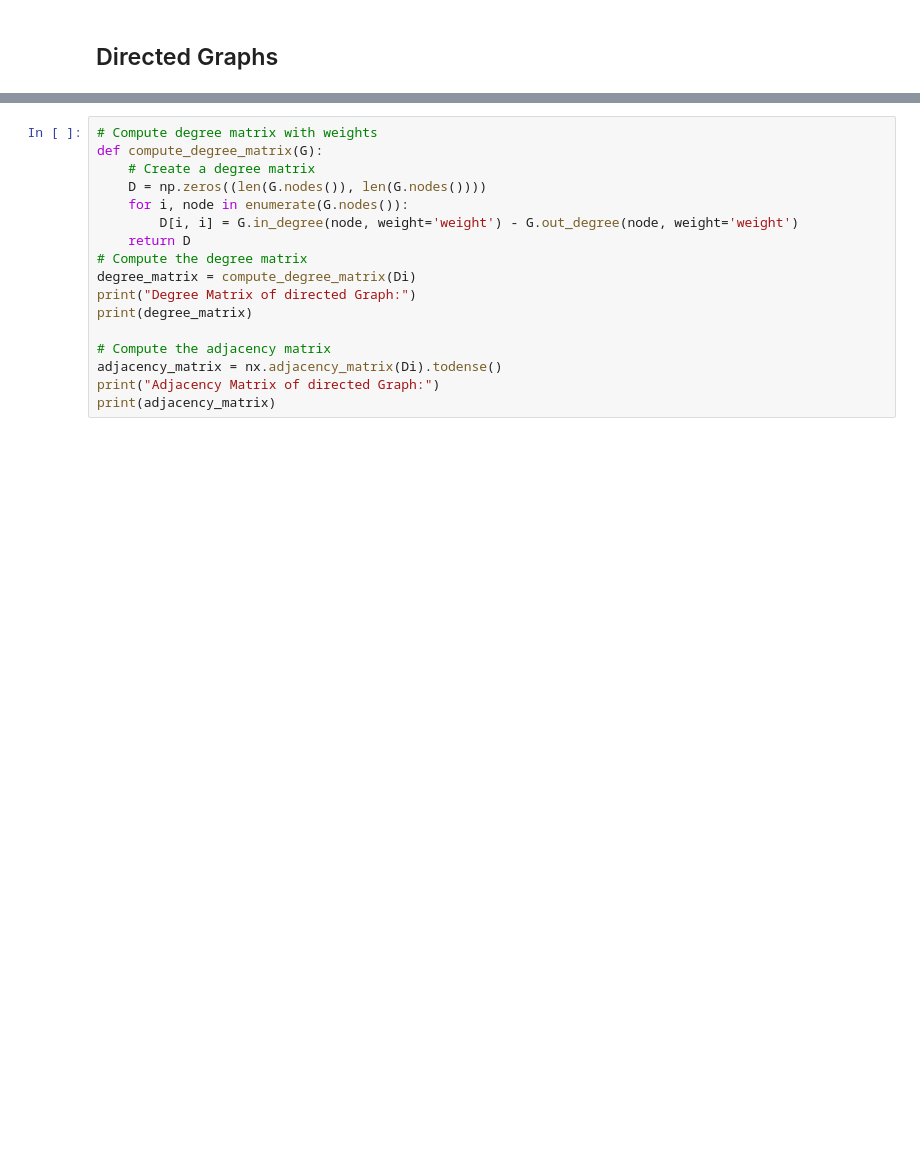
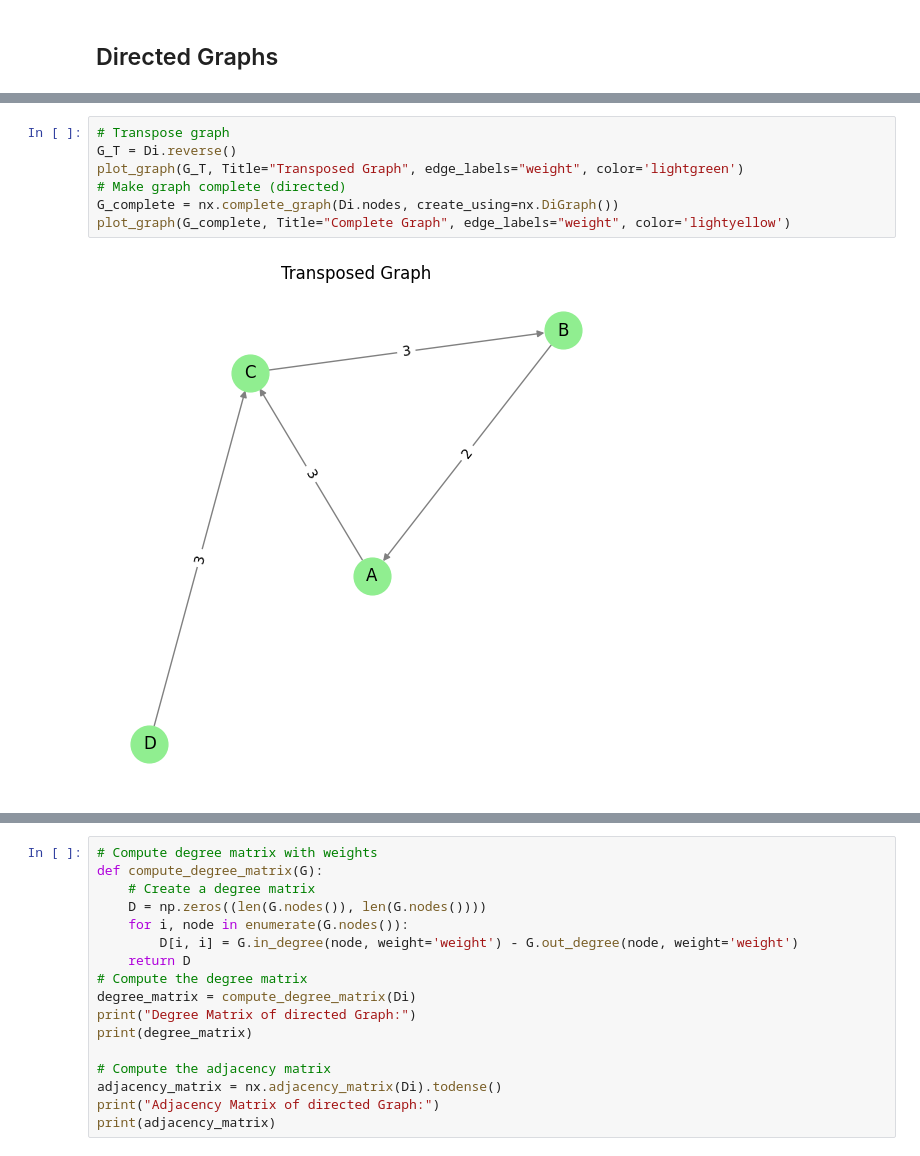
Before and after one commit to snt-arg/graph_matching_gnn, a Jupyter notebook: Graph Basics and Algorithms.ipynb, the cells around one changed output, grey strips where cells are left out. Drawn from its saved outputs; the diff is of its cells as text; blank space fills up the shorter version.

```diff
--- a/Graph Basics and Algorithms.ipynb
+++ b/Graph Basics and Algorithms.ipynb
@@ -73,0 +86,9 @@ Neighbors of C: ['B']
+# %%
+# Transpose graph
+G_T = Di.reverse()
+plot_graph(G_T, Title="Transposed Graph", edge_labels="weight", color='lightgreen')
+# Make graph complete (directed)
+G_complete = nx.complete_graph(Di.nodes, create_using=nx.DiGraph())
+plot_graph(G_complete, Title="Complete Graph", edge_labels="weight", color='lightyellow')
+# %% [output]
+[figure, added]
```
Also changed, not shown: parts of 8 cells of this notebook.
